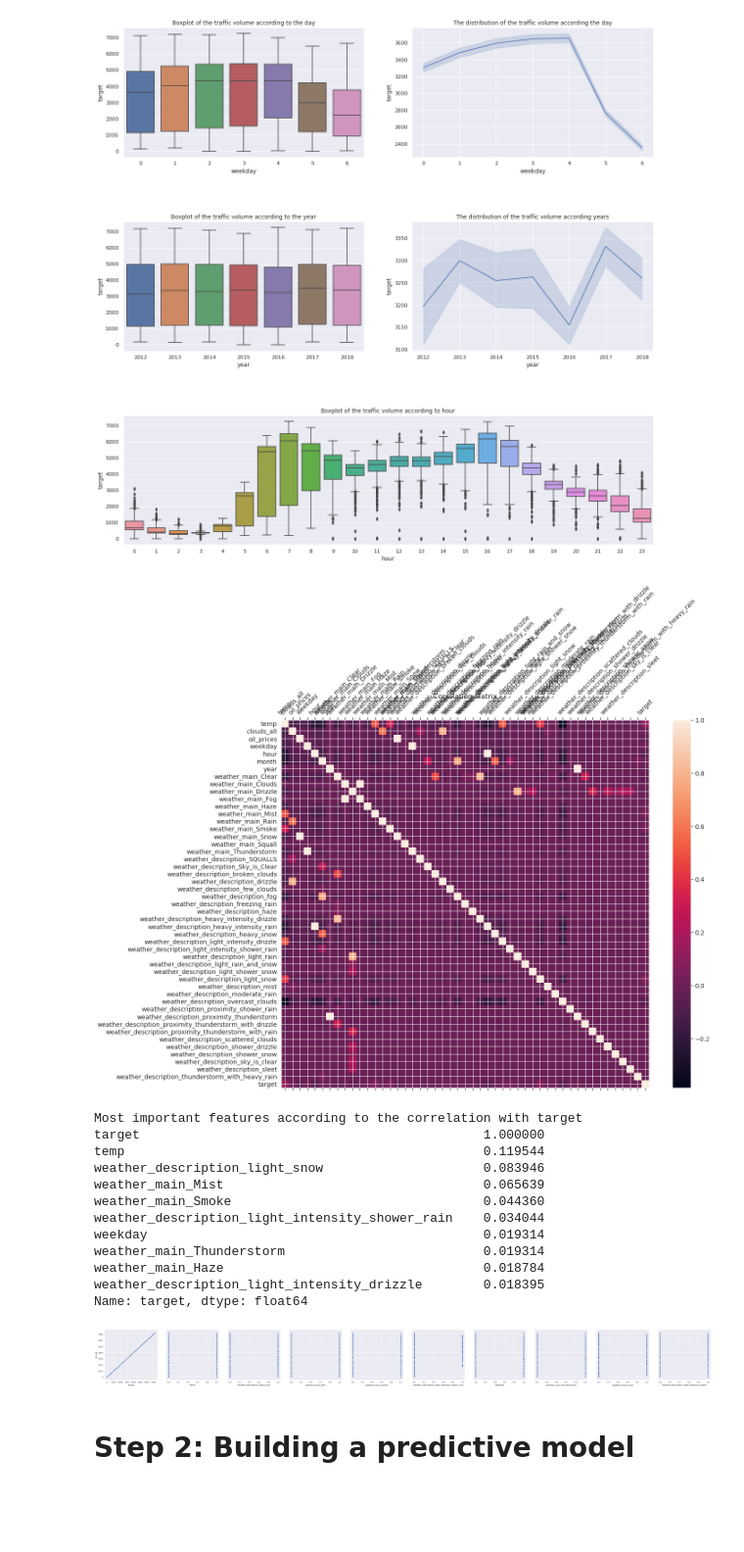
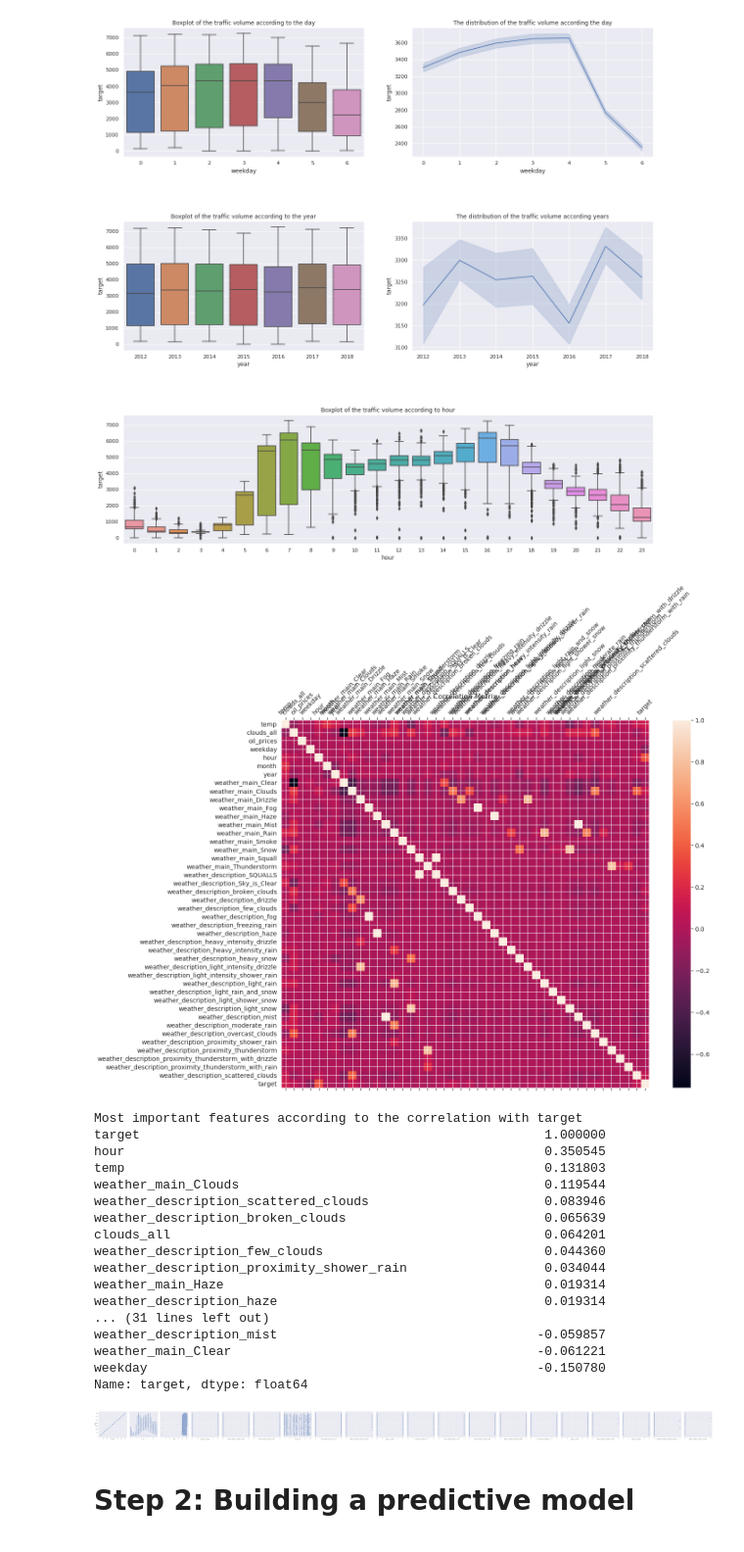
Before and after one commit to pierre6398/caravan, a Jupyter notebook: starting_kit/README_{Ouassim-Mohamed}.ipynb, the cells around one changed output. Shown at 98% size. Drawn from its saved outputs; the diff is of its cells as text; code cells hidden in the pictures; blank space fills up the shorter version.

```diff
--- a/starting_kit/README_{Ouassim-Mohamed}.ipynb
+++ b/starting_kit/README_{Ouassim-Mohamed}.ipynb
@@ -117,5 +147,5 @@ plt.show()
 # %%
-def supprime_colonne(nom_colonne):
+def suppr_colonne(nom_colonne):
     j = 0
     for i in range(data.shape[0]):
         if data[nom_colonne][i] == 0 :
@@ -127,6 +157,16 @@ def supprime_colonne(nom_colonne):
 
 
 
-data = supprime_colonne("weather_description_sleet")
-
-data.head()
+data = suppr_colonne("holiday")
+data = suppr_colonne("rain_1h")
+data = suppr_colonne("snow_1h")
+data = suppr_colonne("weather_description_smoke")
+data = suppr_colonne("weather_description_snow")
+data = suppr_colonne("weather_description_thunderstorm")
+data = suppr_colonne("weather_description_thunderstorm_with_drizzle")
+data = suppr_colonne("weather_description_thunderstorm_with_heavy_rain")
+data = suppr_colonne("weather_description_thunderstorm_with_light_drizzle")
+data = suppr_colonne("weather_description_thunderstorm_with_light_rain")
+data = suppr_colonne("weather_description_thunderstorm_with_rain")
+data = suppr_colonne("weather_description_very_heavy_rain")
+data = suppr_colonne("weather_description_sleet")
@@ -171,30 +233,35 @@ cb = plt.colorbar()
 cb.ax.tick_params(labelsize=14)
 plt.title('Correlation Matrix', fontsize=16);
 # %% [output]
-[figure, old version]
+[figure, new version]
 # %%
 print('Most important features according to the correlation with target')
-most_important_features = data.corr()['target'].sort_values(ascending=False)[:10]
-print (data.corr()['target'].sort_values(ascending=False)[:10], '\n')
+most_important_features = data.corr()['target'].sort_values(ascending=False)[:20]
+print (data.corr()['target'].sort_values(ascending=False)[:100], '\n')
 # %% [output]
 Most important features according to the correlation with target
-target                                             1.000000
-temp                                               0.119544
-weather_description_light_snow                     0.083946
-weather_main_Mist                                  0.065639
-weather_main_Smoke                                 0.044360
-weather_description_light_intensity_shower_rain    0.034044
-weekday                                            0.019314
-weather_main_Thunderstorm                          0.019314
-weather_main_Haze                                  0.018784
-weather_description_light_intensity_drizzle        0.018395
+target                                                     1.000000
+hour                                                       0.350545
+temp                                                       0.131803
+weather_main_Clouds                                        0.119544
+weather_description_scattered_clouds                       0.083946
+weather_description_broken_clouds                          0.065639
+clouds_all                                                 0.064201
+weather_description_few_clouds                             0.044360
+weather_description_proximity_shower_rain                  0.034044
+weather_main_Haze                                          0.019314
+weather_description_haze                                   0.019314
+... (31 lines left out)
+weather_description_mist                                  -0.059857
+weather_main_Clear                                        -0.061221
+weekday                                                   -0.150780
 Name: target, dtype: float64
 # %%
 a = list(most_important_features.index)
-sns.pairplot(data,height= 5, x_vars = a , y_vars = 'target')
+sns.pairplot(data,height= 6, x_vars = a , y_vars = 'target')
 plt.show()
 # %% [output]
-[figure, old version]
+[figure, new version]
 # %% [markdown]
 <div>
 <h1>Step 2: Building a predictive model</h1>
```
Also changed, not shown: parts of 21 cells of this notebook.
